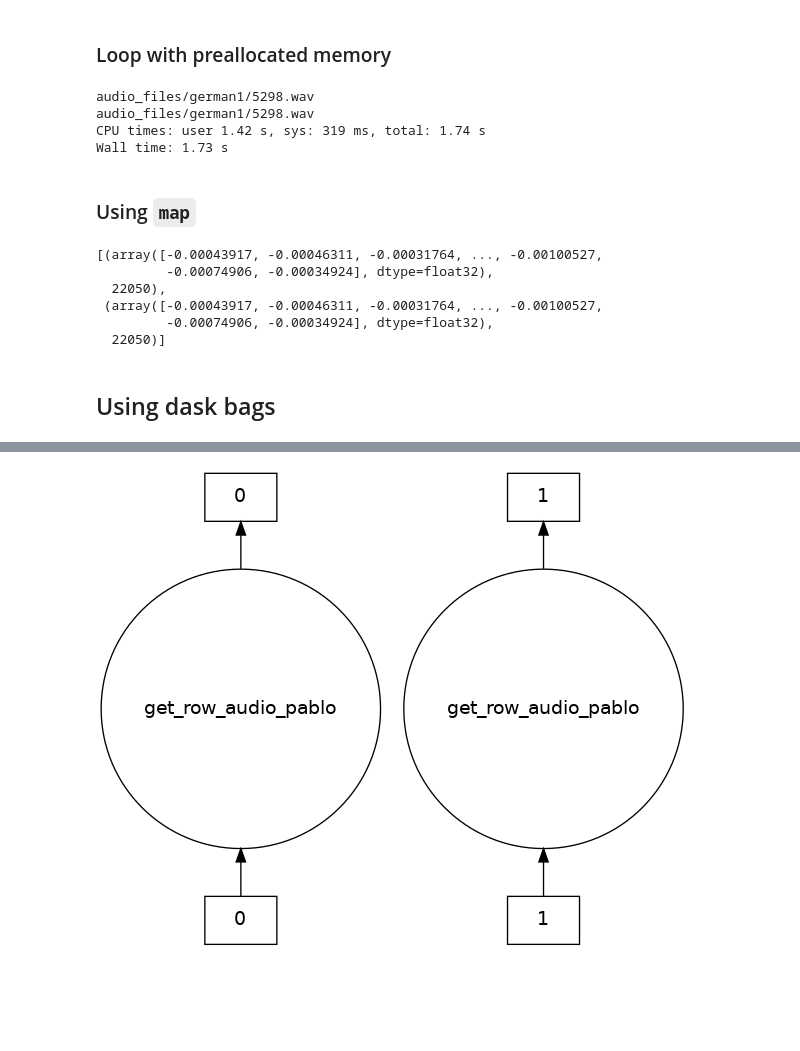
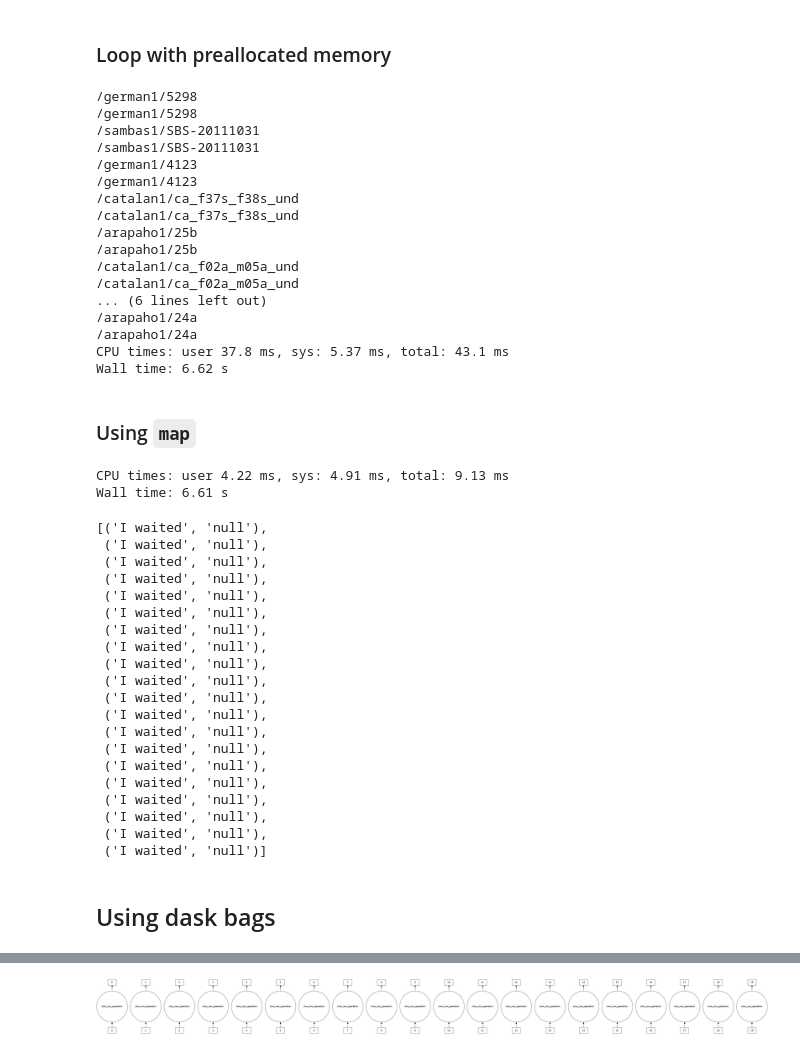
Before and after one commit to elpaco-escience/corpusparser, a Jupyter notebook: clean.ipynb, the cells around one changed output, grey strips where cells are left out. Cells and saved outputs as stored; diff of their text form; code cells hidden in the pictures; blank space fills up the shorter version.

```diff
--- a/clean.ipynb
+++ b/clean.ipynb
@@ -208,8 +208,15 @@ get_row_audio_pablo(df.iloc[0, :])
 (array([-0.00043917, -0.00046311, -0.00031764, ..., -0.00100527,
         -0.00074906, -0.00034924], dtype=float32),
  22050)
+# %%
+import time
+def slow_row_operation(row, verbose=False):
+    if verbose:
+        print(row["key"])
+    time.sleep(0.33)
+    return "I waited", "null"
 # %%
-N = 2 #len(df) for doing all
+N = len(df) #len(df) for doing all
 # %% [markdown]
 ### Loop
 # %%
@@ -218,7 +225,7 @@ N = 2 #len(df) for doing all
 rates = []
 audios = []
 for i in range(N):
-    audio, rate = get_row_audio_pablo(df.iloc[i, :], verbose=True)
+    audio, rate = slow_row_operation(df.iloc[i, :], verbose=True)
     rates.append(rate)
     audios.append(audio)
 # %% [output]
@@ -234,27 +254,56 @@ Wall time: 1.91 s
 rates = [None]*N
 audios = [None]*N
 for i in range(N):
-    audio, rate = get_row_audio_pablo(df.iloc[i, :], verbose=True)
+    audio, rate = slow_row_operation(df.iloc[i, :], verbose=True)
     rates[i] = rate
     audios[i] = audio
 # %% [output]
-audio_files/german1/5298.wav
-audio_files/german1/5298.wav
-CPU times: user 1.42 s, sys: 319 ms, total: 1.74 s
-Wall time: 1.73 s
+/german1/5298
+/german1/5298
+/sambas1/SBS-20111031
+/sambas1/SBS-20111031
+/german1/4123
+/german1/4123
+/catalan1/ca_f37s_f38s_und
+/catalan1/ca_f37s_f38s_und
+/arapaho1/25b
+/arapaho1/25b
+/catalan1/ca_f02a_m05a_und
+/catalan1/ca_f02a_m05a_und
+... (6 lines left out)
+/arapaho1/24a
+/arapaho1/24a
+CPU times: user 37.8 ms, sys: 5.37 ms, total: 43.1 ms
+Wall time: 6.62 s
 # %% [markdown]
 ### Using `map`
 # %%
-
+%%time
 rows = [df.iloc[i] for i in range(N)]
-list(map(get_row_audio_pablo, rows))
+list(map(slow_row_operation, rows))
 # %% [output]
-[(array([-0.00043917, -0.00046311, -0.00031764, ..., -0.00100527,
-         -0.00074906, -0.00034924], dtype=float32),
-  22050),
- (array([-0.00043917, -0.00046311, -0.00031764, ..., -0.00100527,
-         -0.00074906, -0.00034924], dtype=float32),
-  22050)]
+CPU times: user 4.22 ms, sys: 4.91 ms, total: 9.13 ms
+Wall time: 6.61 s
+[('I waited', 'null'),
+ ('I waited', 'null'),
+ ('I waited', 'null'),
+ ('I waited', 'null'),
+ ('I waited', 'null'),
+ ('I waited', 'null'),
+ ('I waited', 'null'),
+ ('I waited', 'null'),
+ ('I waited', 'null'),
+ ('I waited', 'null'),
+ ('I waited', 'null'),
+ ('I waited', 'null'),
+ ('I waited', 'null'),
+ ('I waited', 'null'),
+ ('I waited', 'null'),
+ ('I waited', 'null'),
+ ('I waited', 'null'),
+ ('I waited', 'null'),
+ ('I waited', 'null'),
+ ('I waited', 'null')]
 # %% [markdown]
 ## Using dask bags
 # %%
@@ -263,5 +312,5 @@ import dask.bag as db
 %%time
 
 bag = db.from_sequence(rows) # Declare bag of parallelizable tasks
-bag.map(get_row_audio_pablo).visualize() # Visualize the task tree
+bag.map(slow_row_operation).visualize() # Visualize the task tree
 # %% [output]
@@ -270,2 +319,2 @@ Wall time: 233 ms
-[figure, old version]
+[figure, new version]
 # %%
```
Also changed, not shown: parts of 6 cells of this notebook, 2 other files.
